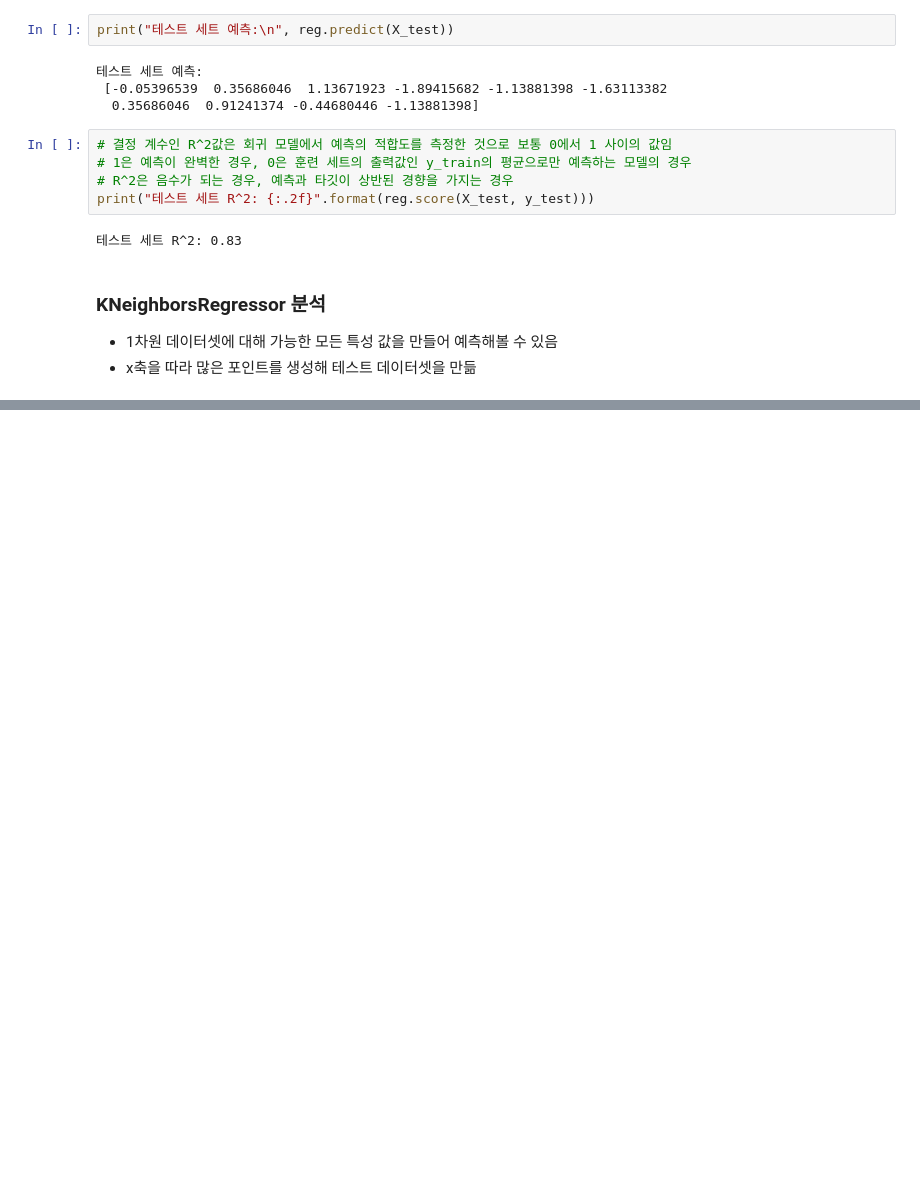
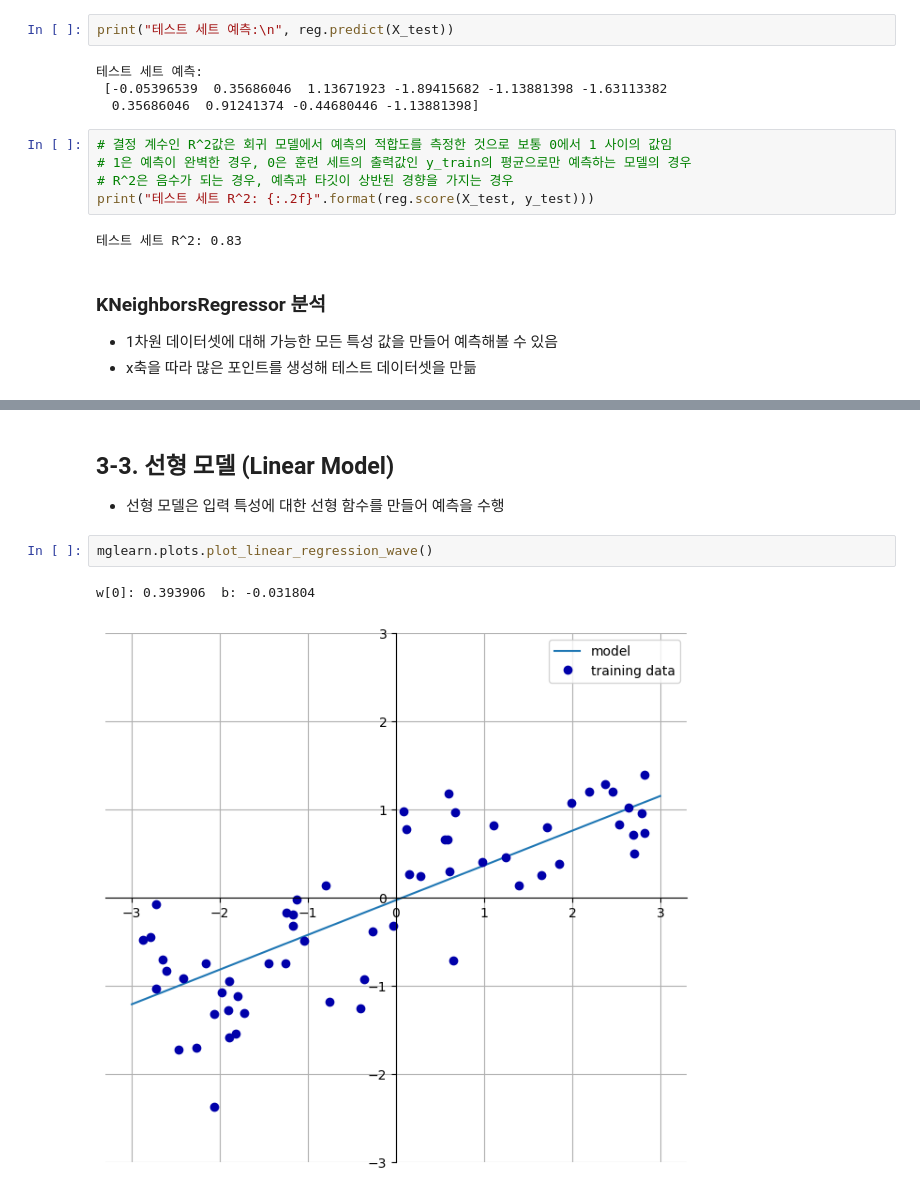
Before and after one commit to haribo09876/MachineLearning, a Jupyter notebook: 02. SupervisedLearning/03. SupervisedLearningAlgorithm.ipynb, the cells around one changed output, grey strips where cells are left out. Drawn from its saved outputs; the diff is of its cells as text; blank space fills up the shorter version.

```diff
--- a/02. SupervisedLearning/03. SupervisedLearningAlgorithm.ipynb
+++ b/02. SupervisedLearning/03. SupervisedLearningAlgorithm.ipynb
@@ -226,0 +239,8 @@ axes[0].legend(["Model Prediction", "Training Data/Target",
+# %% [markdown]
+## 3-3. 선형 모델 (Linear Model)
+- 선형 모델은 입력 특성에 대한 선형 함수를 만들어 예측을 수행
+# %%
+mglearn.plots.plot_linear_regression_wave()
+# %% [output]
+w[0]: 0.393906  b: -0.031804
+[figure, added]
```
Also changed, not shown: parts of 23 cells of this notebook.
